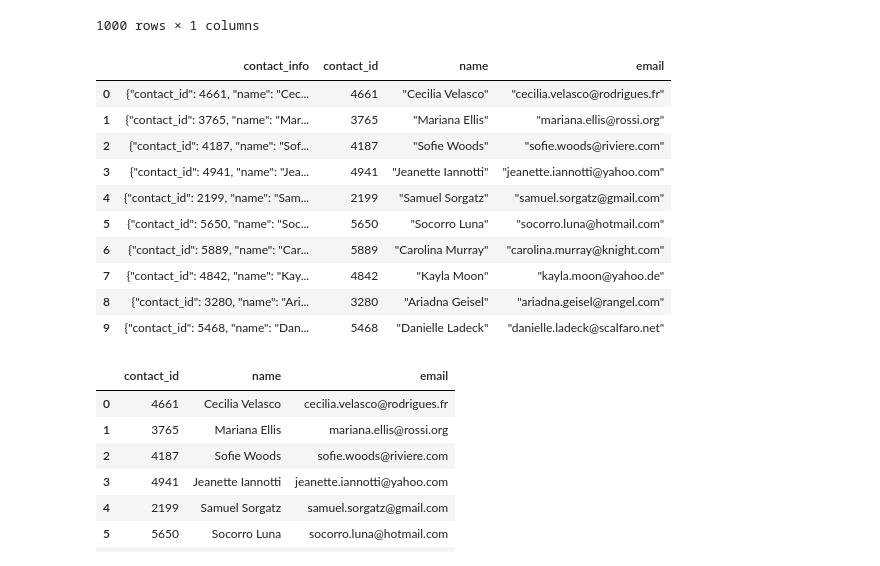
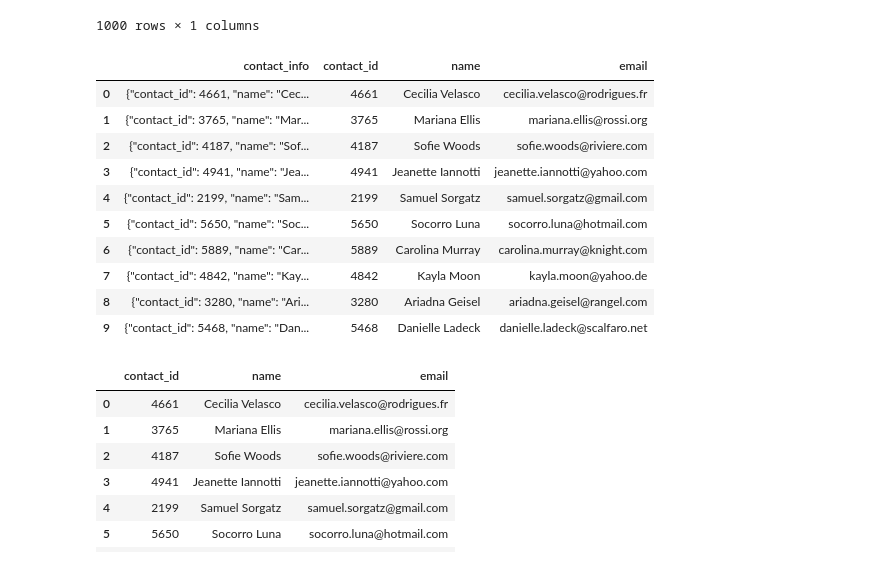
Before and after one commit to Julian-Panditharatne/Crowdfunding_ETL, a Jupyter notebook: ETL_Mini_Project_Starter_Code_JPanditharatne_NLabern.ipynb, the cells around one changed output. Drawn from its saved outputs; the diff is of its cells as text; code cells hidden in the pictures.

Commit message:
Finished creating the Contacts DataFrame, and then loaded it as a CSV file.

```diff
--- a/ETL_Mini_Project_Starter_Code_JPanditharatne_NLabern.ipynb
+++ b/ETL_Mini_Project_Starter_Code_JPanditharatne_NLabern.ipynb
@@ -488,7 +488,7 @@ id_df
 1000 rows × 1 columns
 # %%
 # Extract the name of the contact and add it to a new column.
-contact_info_df_copy['name'] = contact_info_df_copy['contact_info'].str.extract(r'"name": ("[A-Z][A-Za-z]+ [A-Z][A-Za-z]+"),')
+contact_info_df_copy['name'] = contact_info_df_copy['contact_info'].str.extract(r'"name": "([A-Z][A-Za-z]+ [A-Z][A-Za-z]+)",')
 contact_info_df_copy.head(10)
 # %% [output]
 |  | contact_info | contact_id | name |
@@ -521,19 +521,19 @@ id_df
 1000 rows × 1 columns
 # %%
 # Extract the email from the contacts and add the values to a new column.
-contact_info_df_copy['email'] = contact_info_df_copy['contact_info'].str.extract(r'"email": ("[a-z0-9.@-]+")}')
+contact_info_df_copy['email'] = contact_info_df_copy['contact_info'].str.extract(r'"email": "([a-z0-9.@-]+)"}')
 contact_info_df_copy.head(10)
 # %% [output]
 |  | contact_info | contact_id | name | email |
-| 0 | {"contact_id": 4661, "name": "Cec... | 4661 | "Cecilia Velasco" | "cecilia.velasco@rodrigues.fr" |
-| 1 | {"contact_id": 3765, "name": "Mar... | 3765 | "Mariana Ellis" | "mariana.ellis@rossi.org" |
-| 2 | {"contact_id": 4187, "name": "Sof... | 4187 | "Sofie Woods" | "sofie.woods@riviere.com" |
-| 3 | {"contact_id": 4941, "name": "Jea... | 4941 | "Jeanette Iannotti" | "jeanette.iannotti@yahoo.com" |
-| 4 | {"contact_id": 2199, "name": "Sam... | 2199 | "Samuel Sorgatz" | "samuel.sorgatz@gmail.com" |
-| 5 | {"contact_id": 5650, "name": "Soc... | 5650 | "Socorro Luna" | "socorro.luna@hotmail.com" |
-| 6 | {"contact_id": 5889, "name": "Car... | 5889 | "Carolina Murray" | "carolina.murray@knight.com" |
-| 7 | {"contact_id": 4842, "name": "Kay... | 4842 | "Kayla Moon" | "kayla.moon@yahoo.de" |
-| 8 | {"contact_id": 3280, "name": "Ari... | 3280 | "Ariadna Geisel" | "ariadna.geisel@rangel.com" |
-| 9 | {"contact_id": 5468, "name": "Dan... | 5468 | "Danielle Ladeck" | "danielle.ladeck@scalfaro.net" |
+| 0 | {"contact_id": 4661, "name": "Cec... | 4661 | Cecilia Velasco | cecilia.velasco@rodrigues.fr |
+| 1 | {"contact_id": 3765, "name": "Mar... | 3765 | Mariana Ellis | mariana.ellis@rossi.org |
+| 2 | {"contact_id": 4187, "name": "Sof... | 4187 | Sofie Woods | sofie.woods@riviere.com |
+| 3 | {"contact_id": 4941, "name": "Jea... | 4941 | Jeanette Iannotti | jeanette.iannotti@yahoo.com |
+| 4 | {"contact_id": 2199, "name": "Sam... | 2199 | Samuel Sorgatz | samuel.sorgatz@gmail.com |
+| 5 | {"contact_id": 5650, "name": "Soc... | 5650 | Socorro Luna | socorro.luna@hotmail.com |
+| 6 | {"contact_id": 5889, "name": "Car... | 5889 | Carolina Murray | carolina.murray@knight.com |
+| 7 | {"contact_id": 4842, "name": "Kay... | 4842 | Kayla Moon | kayla.moon@yahoo.de |
+| 8 | {"contact_id": 3280, "name": "Ari... | 3280 | Ariadna Geisel | ariadna.geisel@rangel.com |
+| 9 | {"contact_id": 5468, "name": "Dan... | 5468 | Danielle Ladeck | danielle.ladeck@scalfaro.net |
 # %%
 # Create a copy of the contact_info_df with the 'contact_id', 'name', 'email' columns.
```
Also changed, not shown: parts of 7 cells of this notebook, 1 other file.
